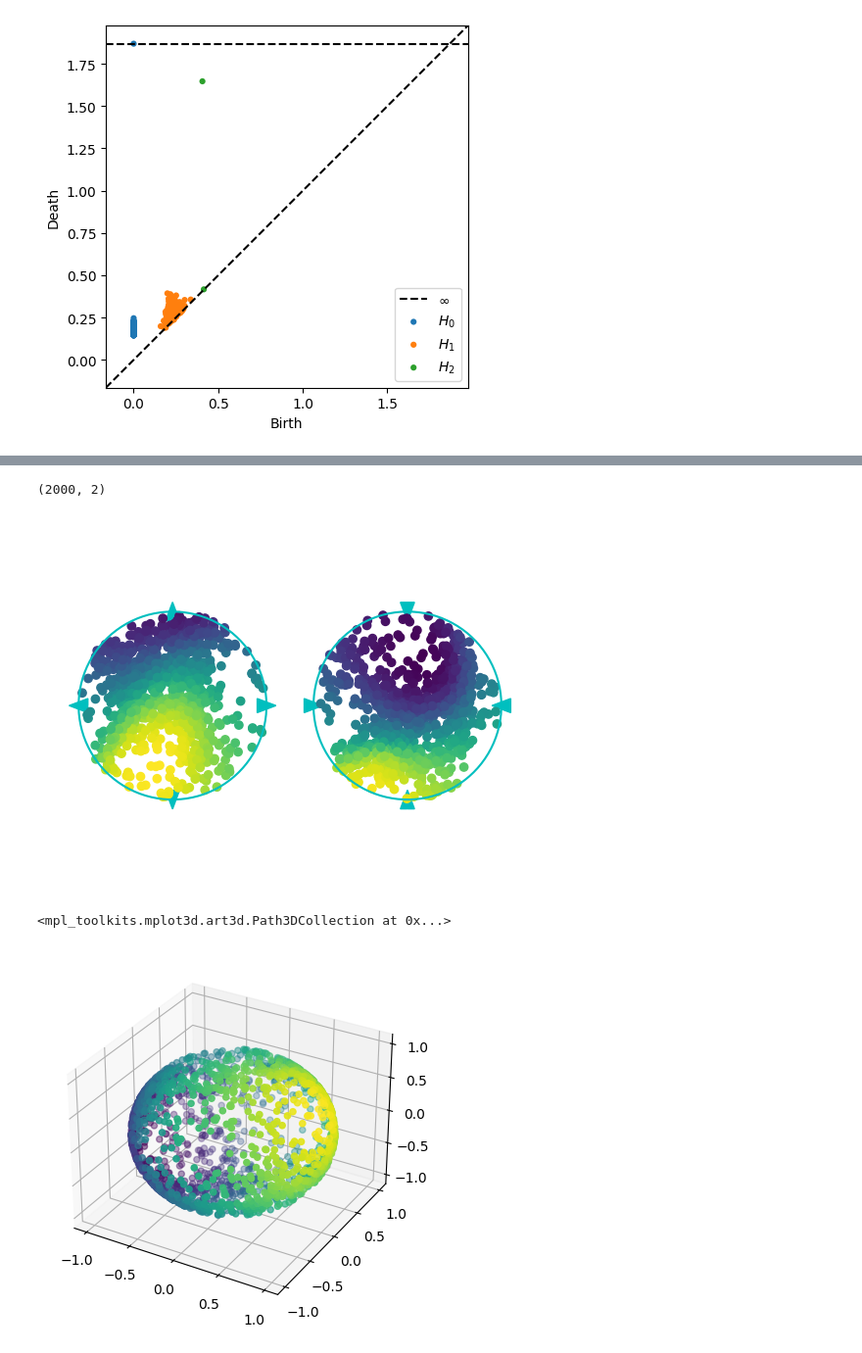
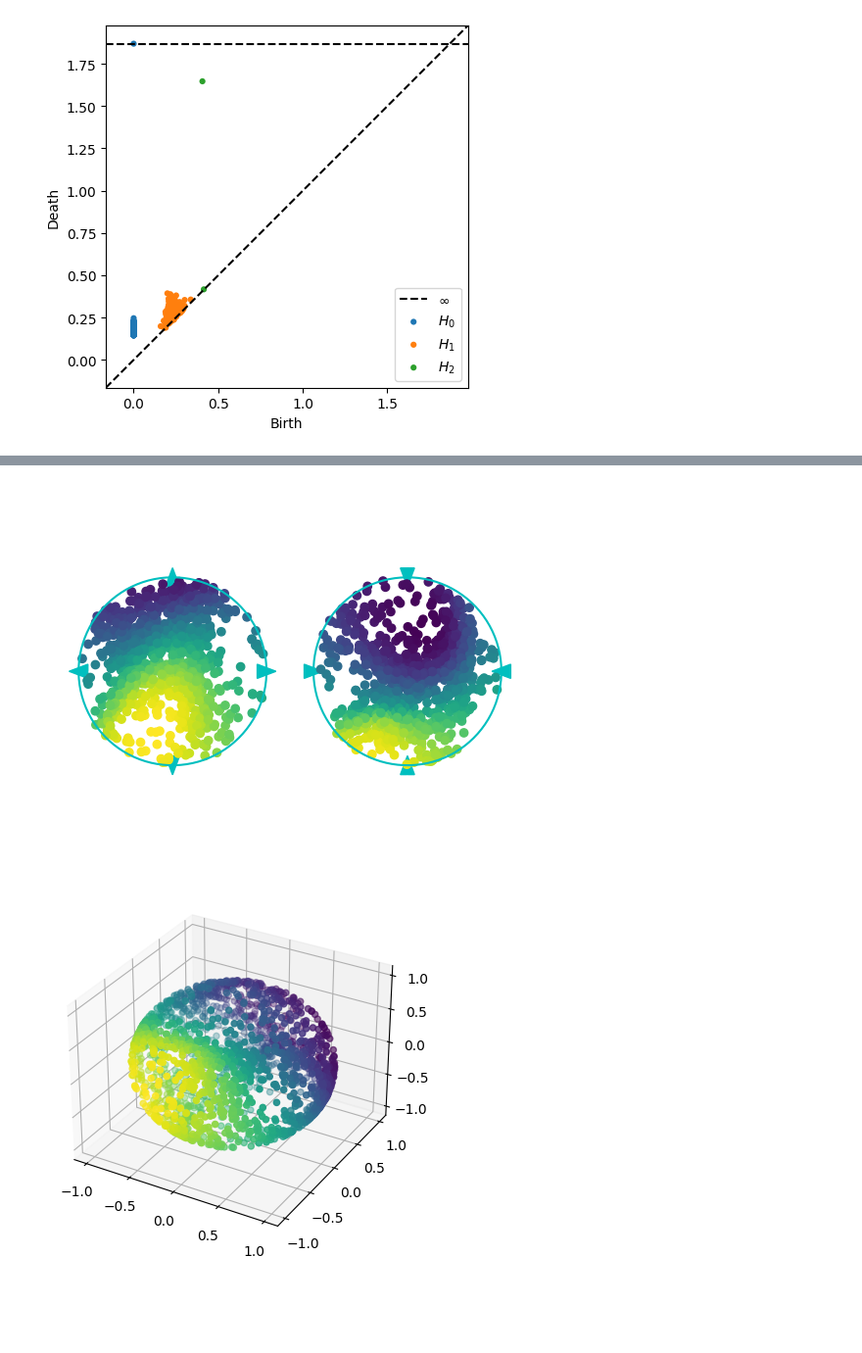
Before and after one commit to scikit-tda/DREiMac, a Jupyter notebook: docs/notebooks/twoSphere.ipynb, the cells around one changed output, grey strips where cells are left out. Shown at 98% size. Saved outputs shown, nothing was run; the diff lists cells and outputs as text; code cells hidden in the pictures; blank space fills up the shorter version.

```diff
--- a/docs/notebooks/twoSphere.ipynb
+++ b/docs/notebooks/twoSphere.ipynb
@@ -45,21 +31,16 @@ plt.ylim([0,1])
 # %%
 coords_R2 = ProjectiveMapUtils.stereographic_projection_hemispheres(coords_R3, center_vector=np.array([1,0,0.7]))
-print(coords_R2.shape)
 fig = plt.figure()
 plt.axis("off")
-_ = PlotUtils.plot_sphere_boundary()
+_ = PlotUtils.plot_2sphere_boundary()
 plt.scatter(coords_R2[:,0], coords_R2[:,1],c=data[:,2])
 _ = plt.axis("equal")
 # %% [output]
-(2000, 2)
 [figure]
 # %%
-#%matplotlib widget
-#from mpl_toolkits.mplot3d import Axes3D
 import matplotlib.pyplot as plt
 fig = plt.figure()
 ax = plt.axes(projection='3d')
-ax.scatter3D(coords_R3[:,0], coords_R3[:,1], coords_R3[:,2],s=20, c=data[:,2])
+_ = ax.scatter3D(coords_R3[:,0], coords_R3[:,1], coords_R3[:,2],s=20, c=data[:,2])
 # %% [output]
-<mpl_toolkits.mplot3d.art3d.Path3DCollection at 0x...>
-[figure, old version]
+[figure, new version]
```
Also changed, not shown: parts of 3 cells of this notebook, 4 other files.
